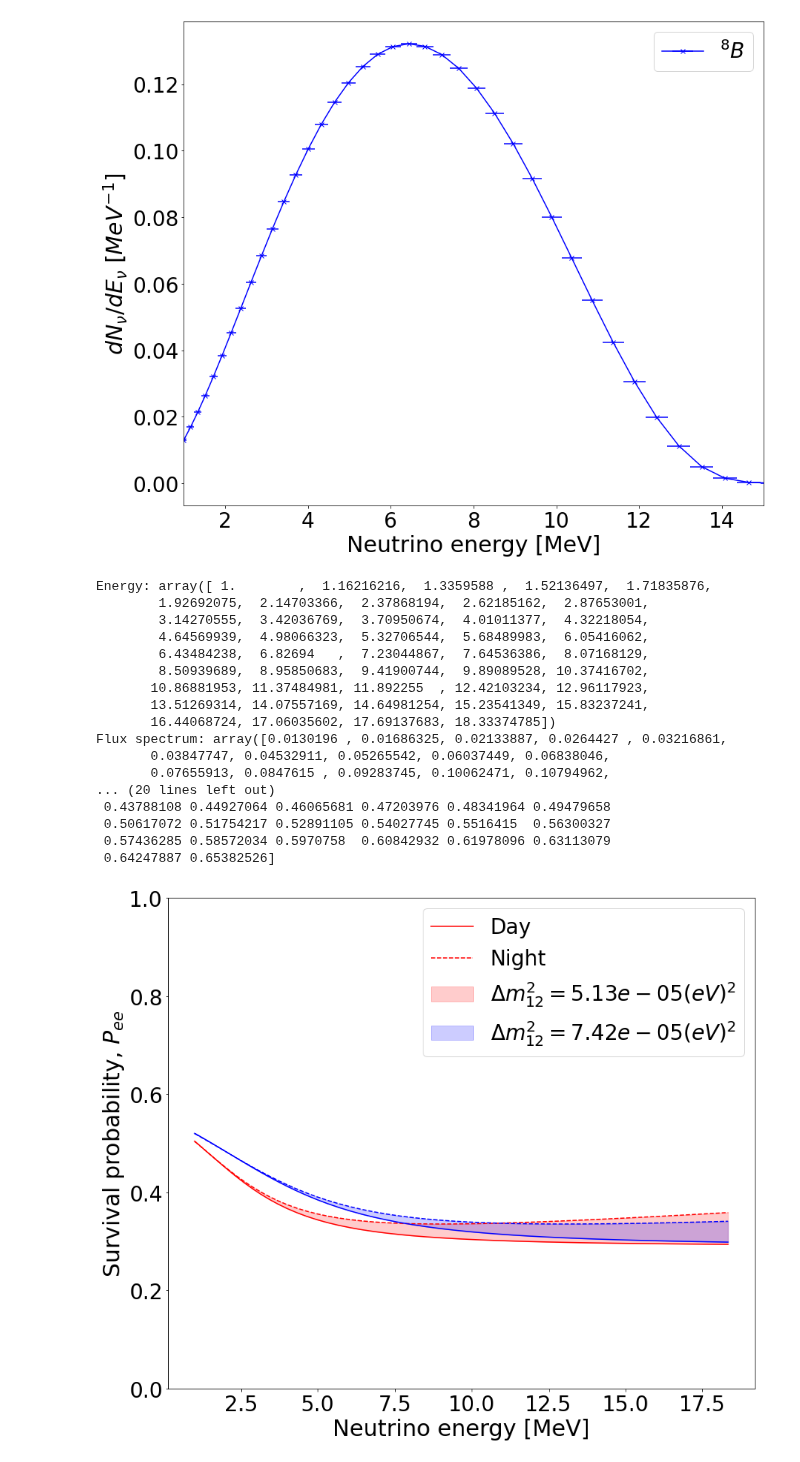
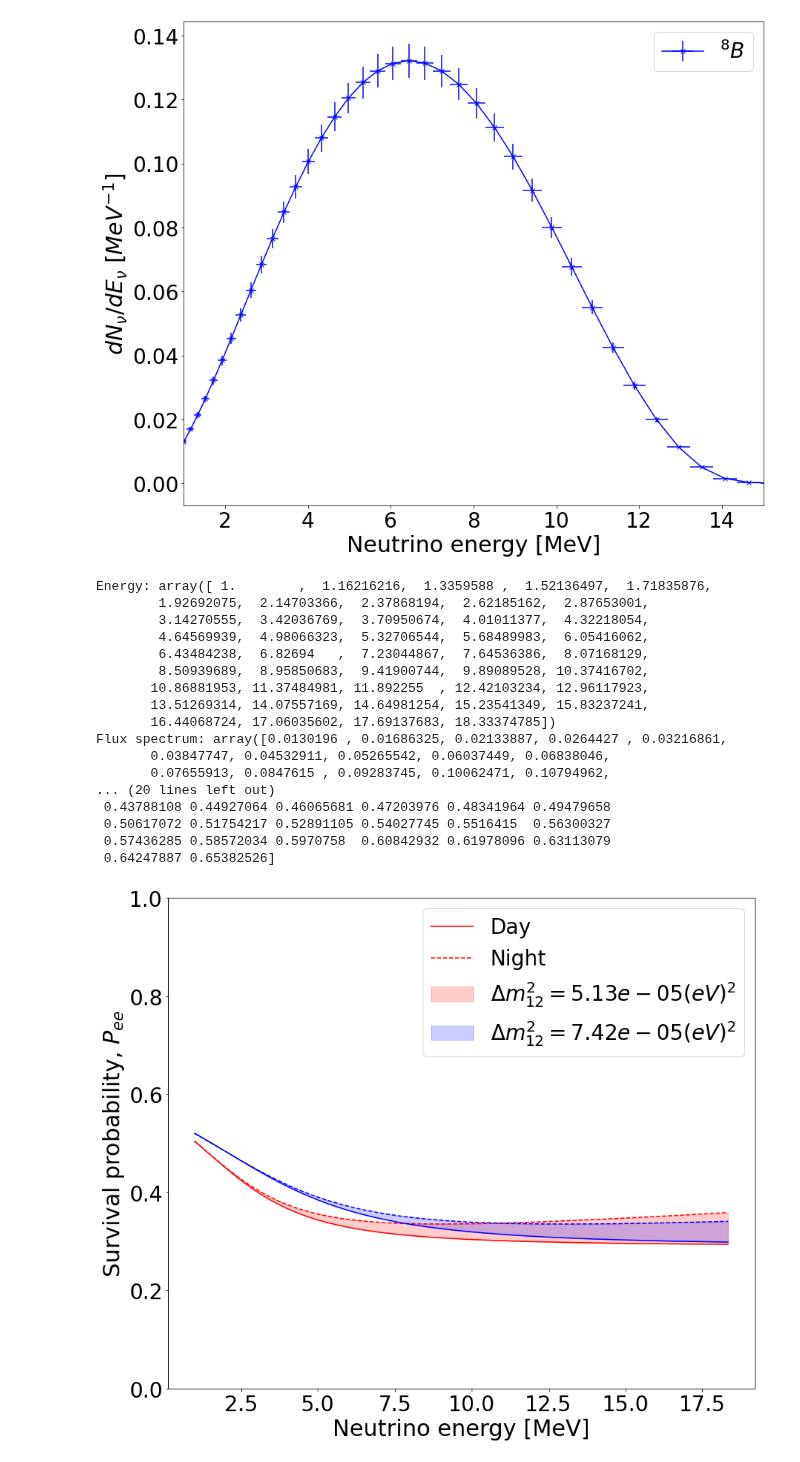
Before and after one commit to nlane314/soLAr-sens, a Jupyter notebook: notebooks/projsens.ipynb, the cells around one changed output. Saved outputs shown, nothing was run; the diff lists cells and outputs as text; code cells hidden in the pictures.

```diff
--- a/notebooks/projsens.ipynb
+++ b/notebooks/projsens.ipynb
@@ -44,12 +44,15 @@ numflux = SSMfluxB8
 
 EvB8 = np.array([])
 EvdataB8 = np.array([])
+uncerB8 = np.array([])
 with open('bahcallB8spectrum.csv', 'r') as file: # should add commas to this file
     reader = csv.reader(file)
     for row in reader:
         temp = row[0].split()
         EvB8 = np.append(EvB8, float(temp[0])) # energy values
-        EvdataB8 = np.append(EvdataB8, float(temp[1])) # normalisation units
+        EvdataB8 = np.append(EvdataB8, float(temp[1])) # normalisation unit
+        uncerB8 = np.append(uncerB8, 0.5*(float(temp[3])+float(temp[2])))
+
 
 ### plot energy spectrum
 
@@ -88,35 +91,35 @@ bwidth = 2*uncer
 tckB8 = interpolate.splrep(EvB8, EvdataB8)
 yB8 = interpolate.splev(xdata, tckB8, der=0)
 
 yB8[yB8 < 0] = 0 # removes negative values
 fluxspec = yB8
 
 plt.figure(figsize=(14,12))
 
-plt.errorbar(xdata, yB8, xerr=uncer, marker="x", color="blue", label=r'${}^{8}B$') # add yerrs from csv file
+plt.errorbar(xdata, yB8, xerr=uncer, yerr=yB8*0.04, marker="x", color="blue", label=r'${}^{8}B$') # add yerrs from csv file
 
 plt.xlabel('Neutrino energy [MeV]',fontsize=30)
 plt.ylabel(r'$d N_{\nu}/d E_{\nu}$ [$MeV^{-1}$]',fontsize=30)
 plt.xticks(fontsize=28)
 
 plt.yticks(fontsize=28)
 #plt.yscale('log')
 
 plt.legend(fontsize=28)
 plt.xlim(1,15)
 
 plt.savefig('../figures/B8spectrum.png', bbox_inches='tight')
 
 plt.show()
 
 print('Energy:', repr(xdata[0:len(fluxspec)]))
 print('Flux spectrum:', repr(fluxspec))
 print('Peak energy:', xdata[fluxspec == np.max(fluxspec)])
 print('Normalisation:', np.sum(yB8*bwidth))
 print('Data points:', xdata)
 print('Bin widths:', bwidth)
 # %% [output]
-[figure, old version]
+[figure, new version]
 Energy: array([ 1.        ,  1.16216216,  1.3359588 ,  1.52136497,  1.71835876,
         1.92692075,  2.14703366,  2.37868194,  2.62185162,  2.87653001,
         3.14270555,  3.42036769,  3.70950674,  4.01011377,  4.32218054,
```
